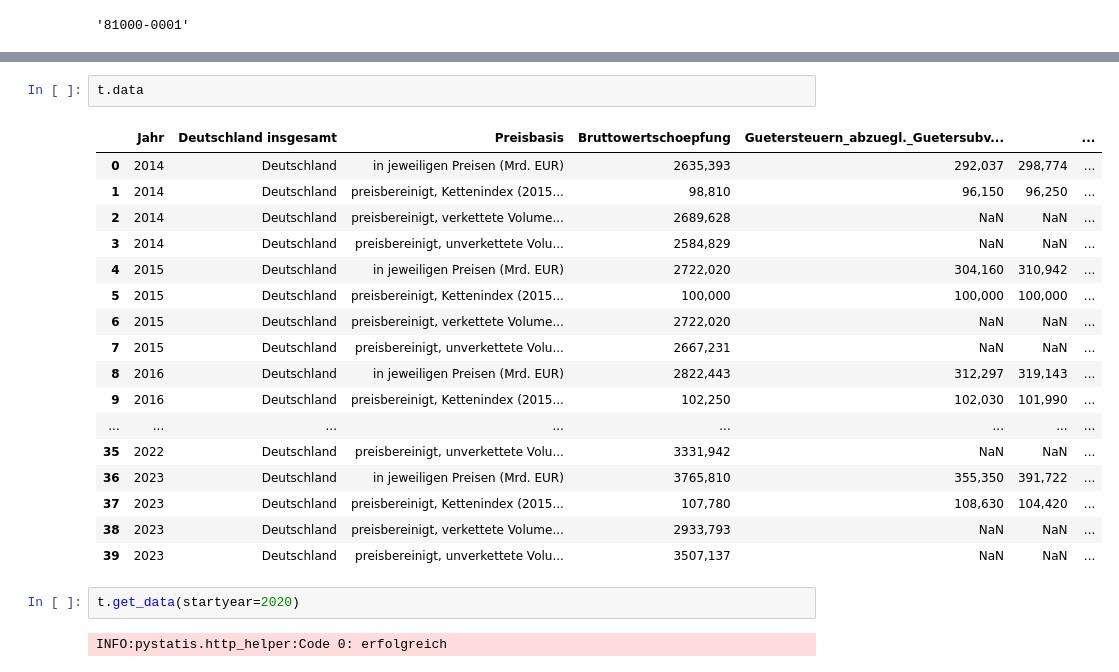
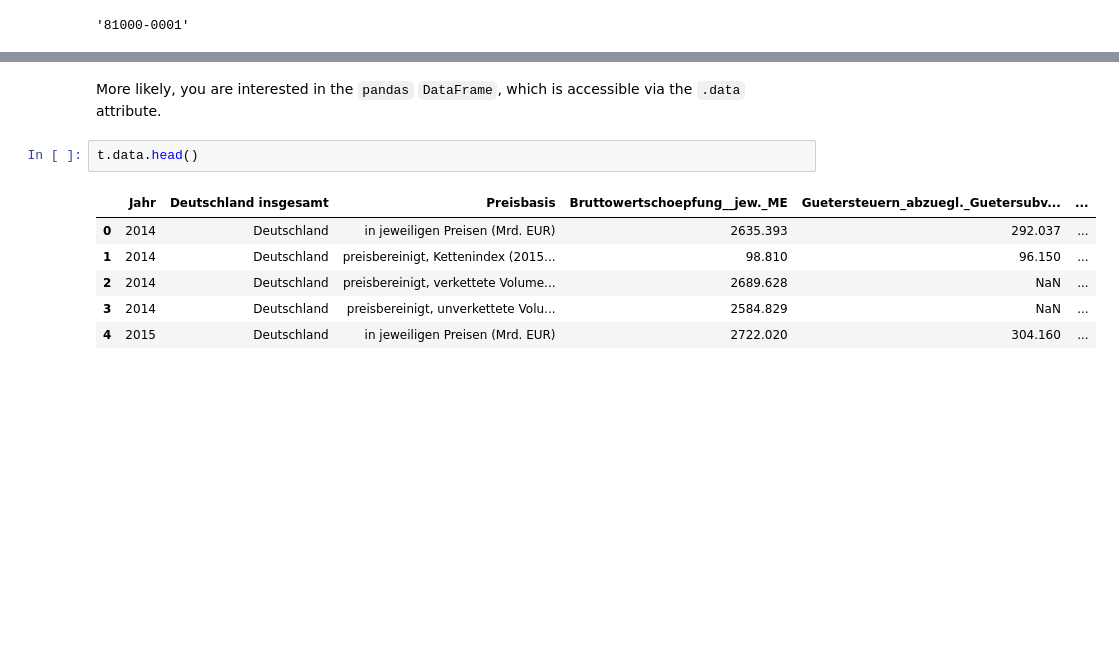
Before and after one commit to CorrelAid/pystatis, a Jupyter notebook: nb/01_table.ipynb, the cells around one changed output, grey strips where cells are left out. Cells and saved outputs as stored; diff of their text form; blank space fills up the shorter version.

```diff
--- a/nb/01_table.ipynb
+++ b/nb/01_table.ipynb
@@ -21,24 +51,11 @@ t.raw_data
+# %% [markdown]
+More likely, you are interested in the `pandas` `DataFrame`, which is accessible via the `.data` attribute.
 # %%
-t.data
+t.data.head()
 # %% [output]
-|  | Jahr | Deutschland insgesamt | Preisbasis | Bruttowertschoepfung | Guetersteuern_abzuegl._Guetersubv... |  | ... |
-| 0 | 2014 | Deutschland | in jeweiligen Preisen (Mrd. EUR) | 2635,393 | 292,037 | 298,774 | ... |
-| 1 | 2014 | Deutschland | preisbereinigt, Kettenindex (2015... | 98,810 | 96,150 | 96,250 | ... |
-| 2 | 2014 | Deutschland | preisbereinigt, verkettete Volume... | 2689,628 | NaN | NaN | ... |
-| 3 | 2014 | Deutschland | preisbereinigt, unverkettete Volu... | 2584,829 | NaN | NaN | ... |
-| 4 | 2015 | Deutschland | in jeweiligen Preisen (Mrd. EUR) | 2722,020 | 304,160 | 310,942 | ... |
-| 5 | 2015 | Deutschland | preisbereinigt, Kettenindex (2015... | 100,000 | 100,000 | 100,000 | ... |
-| 6 | 2015 | Deutschland | preisbereinigt, verkettete Volume... | 2722,020 | NaN | NaN | ... |
-| 7 | 2015 | Deutschland | preisbereinigt, unverkettete Volu... | 2667,231 | NaN | NaN | ... |
-| 8 | 2016 | Deutschland | in jeweiligen Preisen (Mrd. EUR) | 2822,443 | 312,297 | 319,143 | ... |
-| 9 | 2016 | Deutschland | preisbereinigt, Kettenindex (2015... | 102,250 | 102,030 | 101,990 | ... |
-| ... | ... | ... | ... | ... | ... | ... | ... |
-| 35 | 2022 | Deutschland | preisbereinigt, unverkettete Volu... | 3331,942 | NaN | NaN | ... |
-| 36 | 2023 | Deutschland | in jeweiligen Preisen (Mrd. EUR) | 3765,810 | 355,350 | 391,722 | ... |
-| 37 | 2023 | Deutschland | preisbereinigt, Kettenindex (2015... | 107,780 | 108,630 | 104,420 | ... |
-| 38 | 2023 | Deutschland | preisbereinigt, verkettete Volume... | 2933,793 | NaN | NaN | ... |
-| 39 | 2023 | Deutschland | preisbereinigt, unverkettete Volu... | 3507,137 | NaN | NaN | ... |
+|  | Jahr | Deutschland insgesamt | Preisbasis | Bruttowertschoepfung__jew._ME | Guetersteuern_abzuegl._Guetersubv... | ... |
+| 0 | 2014 | Deutschland | in jeweiligen Preisen (Mrd. EUR) | 2635.393 | 292.037 | ... |
+| 1 | 2014 | Deutschland | preisbereinigt, Kettenindex (2015... | 98.810 | 96.150 | ... |
+| 2 | 2014 | Deutschland | preisbereinigt, verkettete Volume... | 2689.628 | NaN | ... |
+| 3 | 2014 | Deutschland | preisbereinigt, unverkettete Volu... | 2584.829 | NaN | ... |
+| 4 | 2015 | Deutschland | in jeweiligen Preisen (Mrd. EUR) | 2722.020 | 304.160 | ... |
-# %%
-t.get_data(startyear=2020)
-# %% [output]
-INFO:pystatis.http_helper:Code 0: erfolgreich
```
Also changed, not shown: parts of 68 cells of this notebook, 21 other files.
